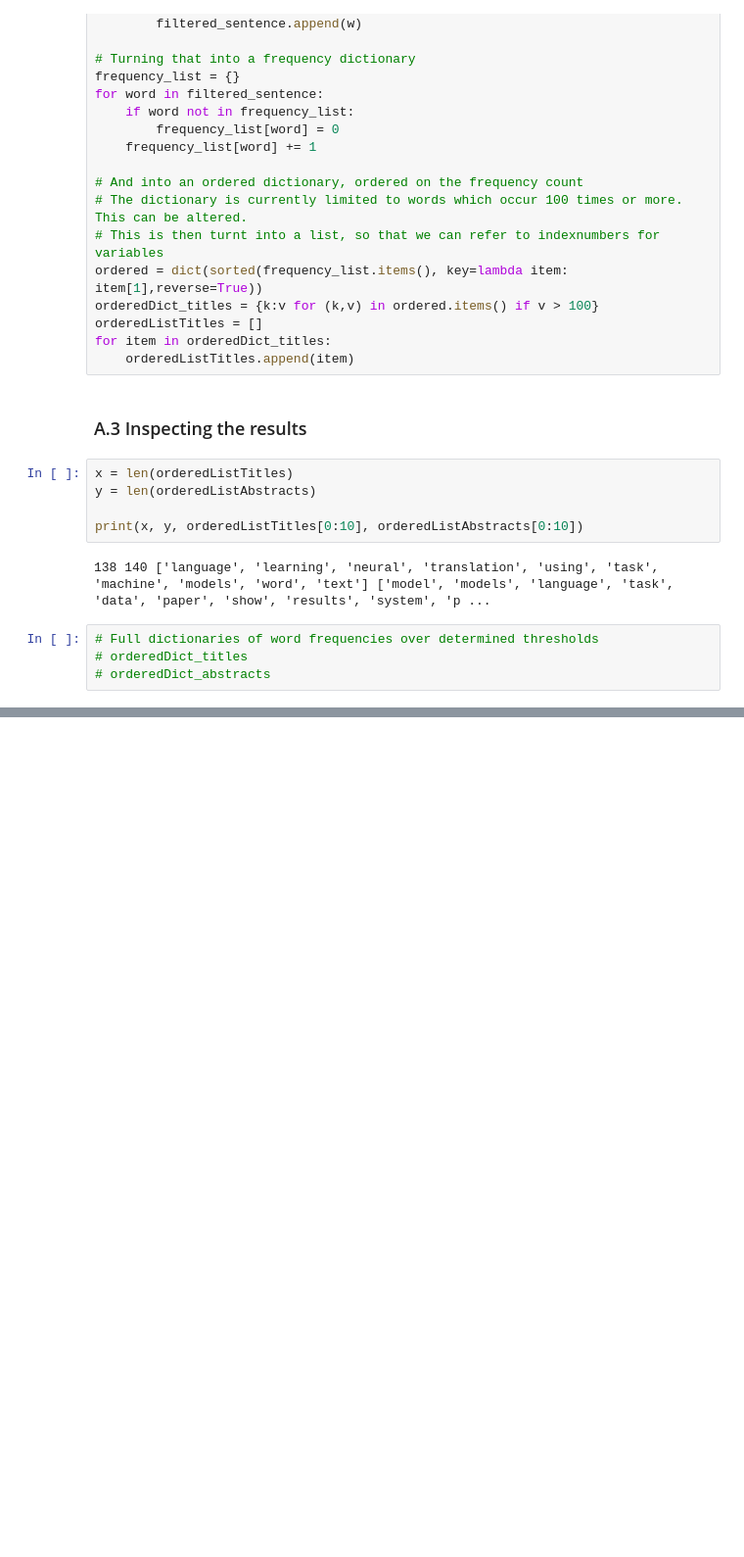
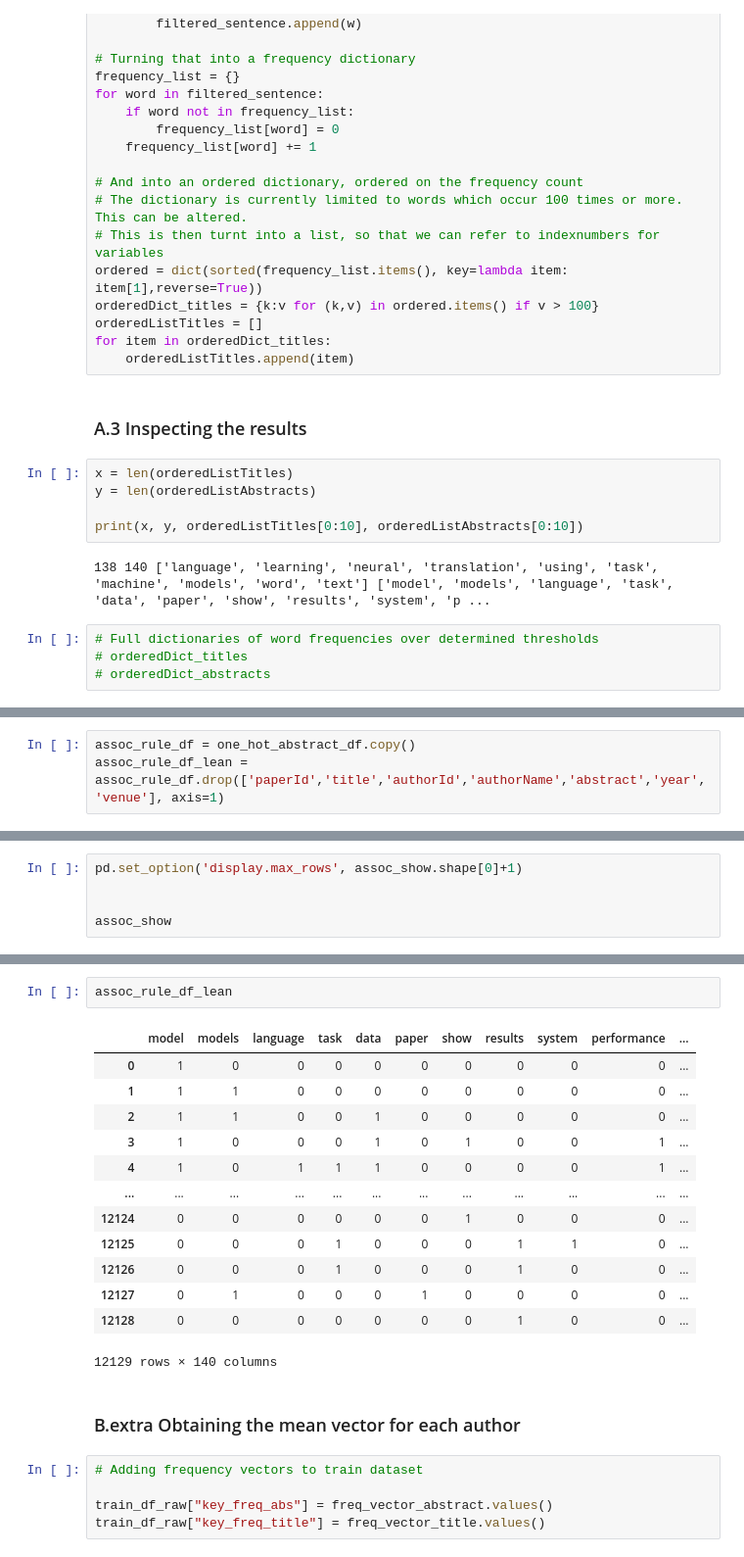
Before and after one commit to betoel/ML_Challenge_group-_41, a Jupyter notebook: Feature_engineering.ipynb, the cells around one changed output, grey strips where cells are left out. Shown at 98% size. Drawn from its saved outputs; the diff is of its cells as text; blank space fills up the shorter version.

```diff
--- a/Feature_engineering.ipynb
+++ b/Feature_engineering.ipynb
@@ -201,0 +348,3 @@ train_df_raw
+# %%
+assoc_rule_df = one_hot_abstract_df.copy()
+assoc_rule_df_lean = assoc_rule_df.drop(['paperId','title','authorId','authorName','abstract','year','venue'], axis=1)
@@ -201,0 +355,5 @@ train_df_raw
+# %%
+pd.set_option('display.max_rows', assoc_show.shape[0]+1)
+
+
+assoc_show
@@ -201,0 +378,23 @@ train_df_raw
+# %%
+assoc_rule_df_lean
+# %% [output]
+|  | model | models | language | task | data | paper | show | results | system | performance | ... |
+| 0 | 1 | 0 | 0 | 0 | 0 | 0 | 0 | 0 | 0 | 0 | ... |
+| 1 | 1 | 1 | 0 | 0 | 0 | 0 | 0 | 0 | 0 | 0 | ... |
+| 2 | 1 | 1 | 0 | 0 | 1 | 0 | 0 | 0 | 0 | 0 | ... |
+| 3 | 1 | 0 | 0 | 0 | 1 | 0 | 1 | 0 | 0 | 1 | ... |
+| 4 | 1 | 0 | 1 | 1 | 1 | 0 | 0 | 0 | 0 | 1 | ... |
+| ... | ... | ... | ... | ... | ... | ... | ... | ... | ... | ... | ... |
+| 12124 | 0 | 0 | 0 | 0 | 0 | 0 | 1 | 0 | 0 | 0 | ... |
+| 12125 | 0 | 0 | 0 | 1 | 0 | 0 | 0 | 1 | 1 | 0 | ... |
+| 12126 | 0 | 0 | 0 | 1 | 0 | 0 | 0 | 1 | 0 | 0 | ... |
+| 12127 | 0 | 1 | 0 | 0 | 0 | 1 | 0 | 0 | 0 | 0 | ... |
+| 12128 | 0 | 0 | 0 | 0 | 0 | 0 | 0 | 1 | 0 | 0 | ... |
+12129 rows × 140 columns
+# %% [markdown]
+### B.extra  Obtaining the mean vector for each author
+# %%
+# Adding frequency vectors to train dataset
+
+train_df_raw["key_freq_abs"] = freq_vector_abstract.values()
+train_df_raw["key_freq_title"] = freq_vector_title.values()
```
Also changed, not shown: parts of 38 cells of this notebook, 5 other files.
